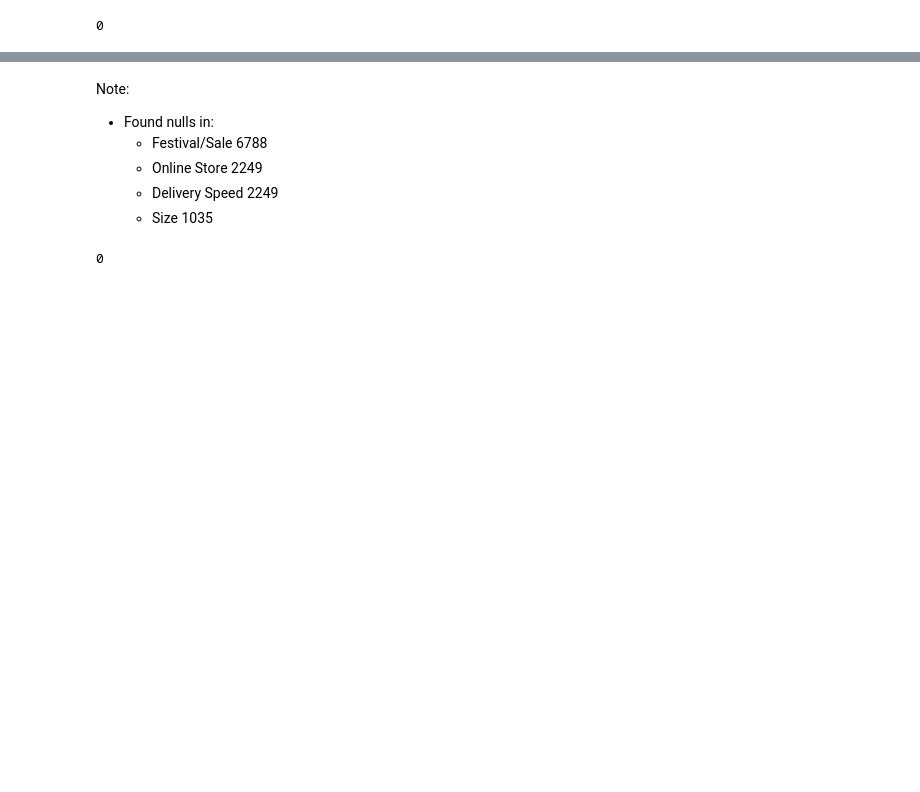
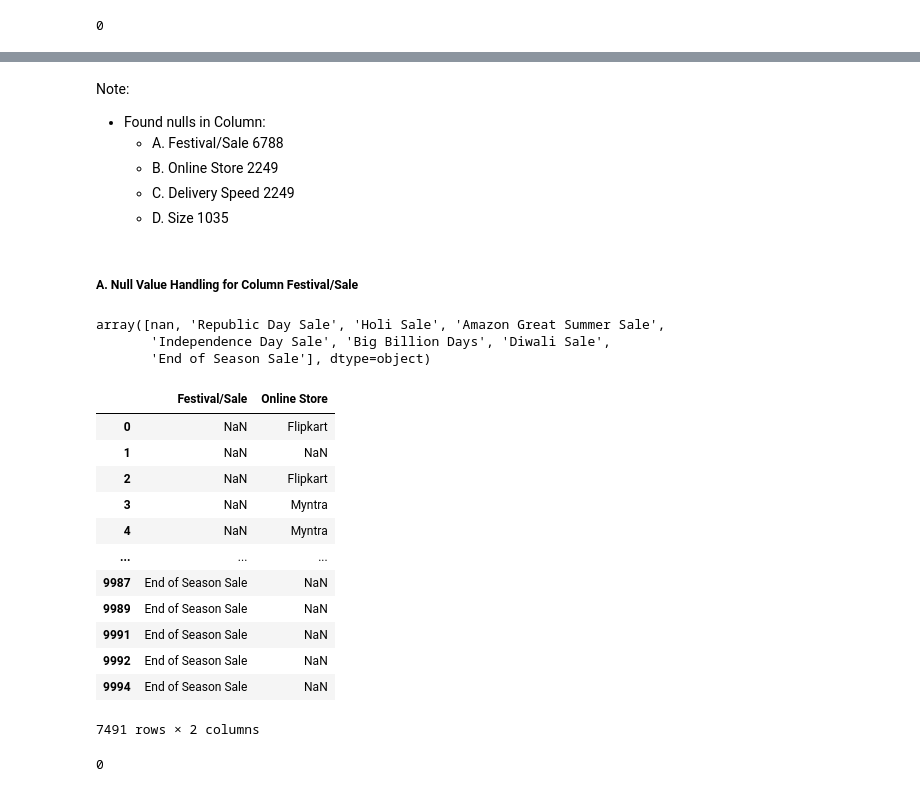
Before and after one commit to TeChartDevi/customer_shopping_trend_india, a Jupyter notebook: data_cleaning_workbook/cleaning.ipynb, the cells around one changed output, grey strips where cells are left out. Saved outputs shown, nothing was run; the diff lists cells and outputs as text; code cells hidden in the pictures; blank space fills up the shorter version.

```diff
--- a/data_cleaning_workbook/cleaning.ipynb
+++ b/data_cleaning_workbook/cleaning.ipynb
@@ -114,9 +99,36 @@ Frequency of Purchases    0
 dtype: int64
 # %% [markdown]
 Note:
-- Found nulls in:
-    - Festival/Sale             6788
-    - Online Store              2249
-    - Delivery Speed            2249
-    - Size                      1035
+- Found nulls in Column:
+    - A. Festival/Sale             6788
+    - B. Online Store              2249
+    - C. Delivery Speed            2249
+    - D. Size                      1035
+# %% [markdown]
+##### A. Null Value Handling for Column Festival/Sale
+# %%
+# 1. Column Unique Val check:
+df['Festival/Sale'].unique()
+# %% [output]
+array([nan, 'Republic Day Sale', 'Holi Sale', 'Amazon Great Summer Sale',
+       'Independence Day Sale', 'Big Billion Days', 'Diwali Sale',
+       'End of Season Sale'], dtype=object)
+# %%
+# 2. Null Val cross-relation check between 'Festival/Sale','Online Store':
+
+df[df[['Festival/Sale','Online Store']].isnull().any(axis=1)][['Festival/Sale','Online Store']]
+# %% [output]
+|  | Festival/Sale | Online Store |
+| 0 | NaN | Flipkart |
+| 1 | NaN | NaN |
+| 2 | NaN | Flipkart |
+| 3 | NaN | Myntra |
+| 4 | NaN | Myntra |
+| ... | ... | ... |
+| 9987 | End of Season Sale | NaN |
+| 9989 | End of Season Sale | NaN |
+| 9991 | End of Season Sale | NaN |
+| 9992 | End of Season Sale | NaN |
+| 9994 | End of Season Sale | NaN |
+7491 rows × 2 columns
 # %%
```
Also changed, not shown: parts of 42 cells of this notebook, 17 other files.
